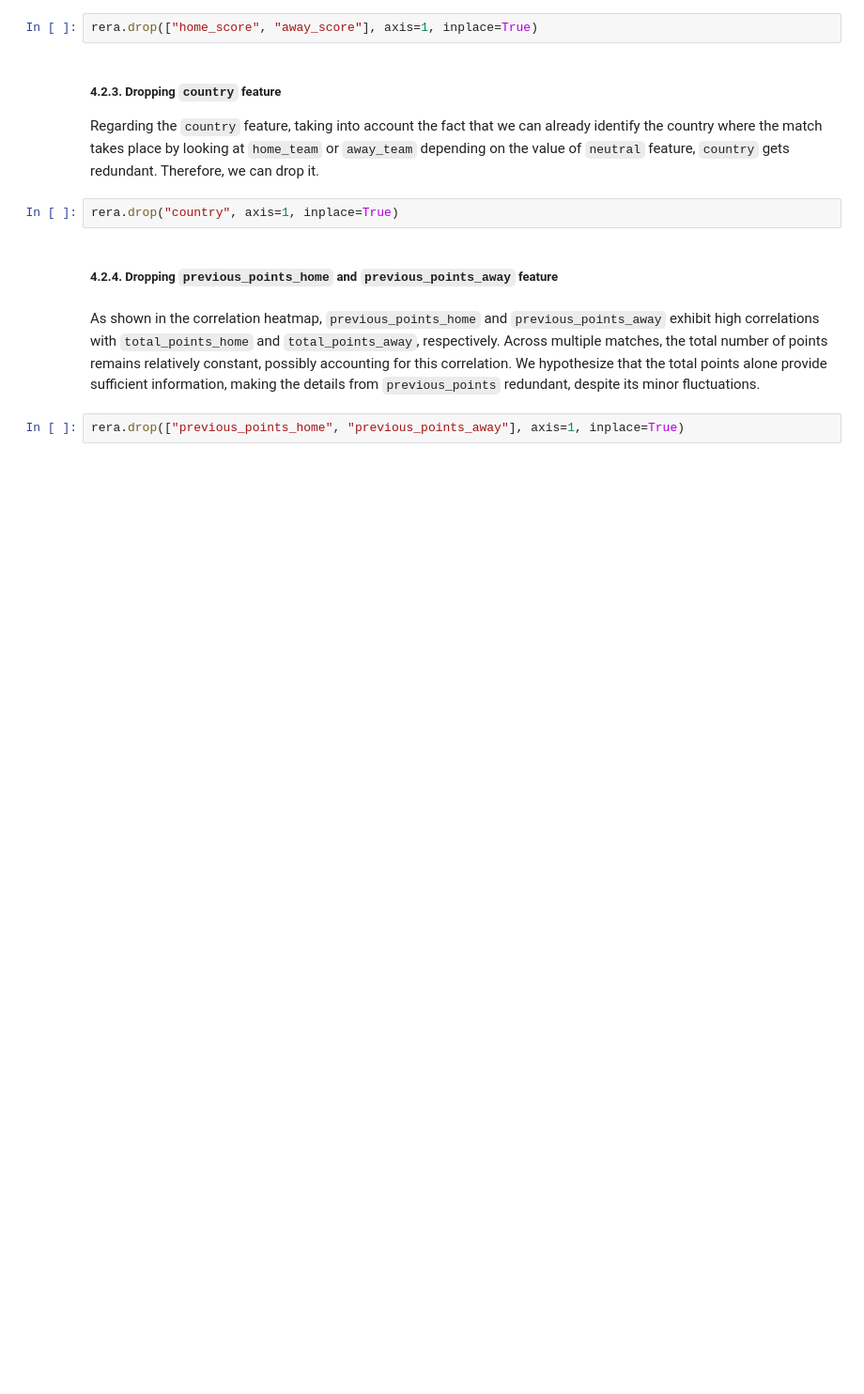
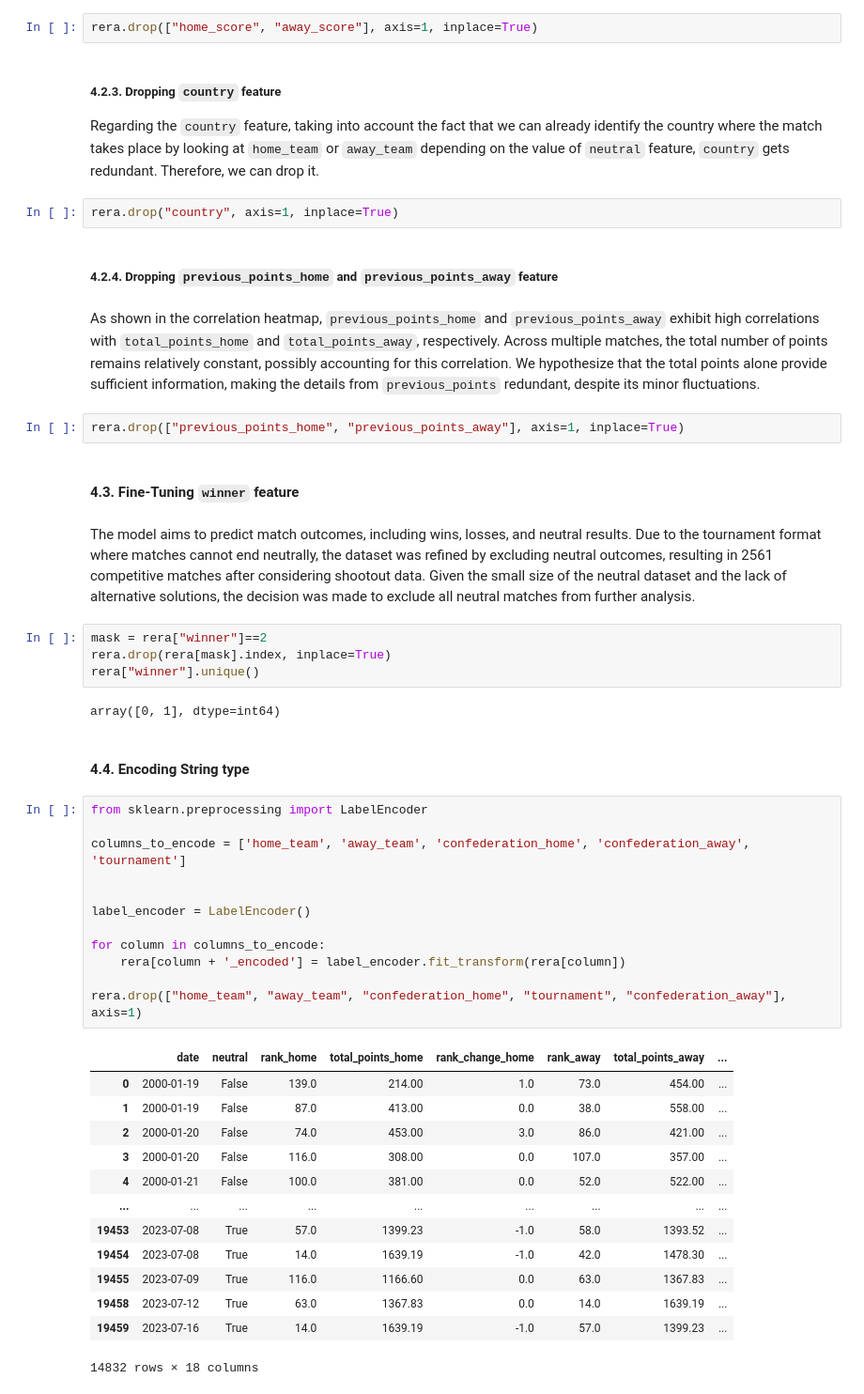
Before and after one commit to H4znow/Football_match_results_predictor, a Jupyter notebook: pre/pre_process_dropNeutralMatches.ipynb, the cells around one changed output. Shown: that part at 94% size. Saved outputs shown, nothing was run; the diff lists cells and outputs as text; blank space fills up the shorter version.

```diff
--- a/pre/pre_process_dropNeutralMatches.ipynb
+++ b/pre/pre_process_dropNeutralMatches.ipynb
@@ -488,3 +486,41 @@ rera.drop("country", axis=1, inplace=True)
 As shown in the correlation heatmap, `previous_points_home` and `previous_points_away` exhibit high correlations with `total_points_home` and `total_points_away`, respectively. Across multiple matches, the total number of points remains relatively constant, possibly accounting for this correlation. We hypothesize that the total points alone provide sufficient information, making the details from `previous_points` redundant, despite its minor fluctuations.
 # %%
 rera.drop(["previous_points_home", "previous_points_away"], axis=1, inplace=True)
+# %% [markdown]
+#### 4.3. Fine-Tuning `winner` feature
+# %% [markdown]
+The model aims to predict match outcomes, including wins, losses, and neutral results. Due to the tournament format where matches cannot end neutrally, the dataset was refined by excluding neutral outcomes, resulting in 2561 competitive matches after considering shootout data. Given the small size of the neutral dataset and the lack of alternative solutions, the decision was made to exclude all neutral matches from further analysis.
+# %%
+mask = rera["winner"]==2
+rera.drop(rera[mask].index, inplace=True)
+rera["winner"].unique()
+# %% [output]
+array([0, 1], dtype=int64)
+# %% [markdown]
+#### 4.4. Encoding String type
+# %%
+from sklearn.preprocessing import LabelEncoder
+
+columns_to_encode = ['home_team', 'away_team', 'confederation_home', 'confederation_away', 'tournament']
+
+
+label_encoder = LabelEncoder()
+
+for column in columns_to_encode:
+    rera[column + '_encoded'] = label_encoder.fit_transform(rera[column])
+
+rera.drop(["home_team", "away_team", "confederation_home", "tournament", "confederation_away"], axis=1)
+# %% [output]
+|  | date | neutral | rank_home | total_points_home | rank_change_home | rank_away | total_points_away | ... |
+| 0 | 2000-01-19 | False | 139.0 | 214.00 | 1.0 | 73.0 | 454.00 | ... |
+| 1 | 2000-01-19 | False | 87.0 | 413.00 | 0.0 | 38.0 | 558.00 | ... |
+| 2 | 2000-01-20 | False | 74.0 | 453.00 | 3.0 | 86.0 | 421.00 | ... |
+| 3 | 2000-01-20 | False | 116.0 | 308.00 | 0.0 | 107.0 | 357.00 | ... |
+| 4 | 2000-01-21 | False | 100.0 | 381.00 | 0.0 | 52.0 | 522.00 | ... |
+| ... | ... | ... | ... | ... | ... | ... | ... | ... |
+| 19453 | 2023-07-08 | True | 57.0 | 1399.23 | -1.0 | 58.0 | 1393.52 | ... |
+| 19454 | 2023-07-08 | True | 14.0 | 1639.19 | -1.0 | 42.0 | 1478.30 | ... |
+| 19455 | 2023-07-09 | True | 116.0 | 1166.60 | 0.0 | 63.0 | 1367.83 | ... |
+| 19458 | 2023-07-12 | True | 63.0 | 1367.83 | 0.0 | 14.0 | 1639.19 | ... |
+| 19459 | 2023-07-16 | True | 14.0 | 1639.19 | -1.0 | 57.0 | 1399.23 | ... |
+14832 rows × 18 columns
```
Also changed, not shown: parts of 3 cells of this notebook, 1 other file.
